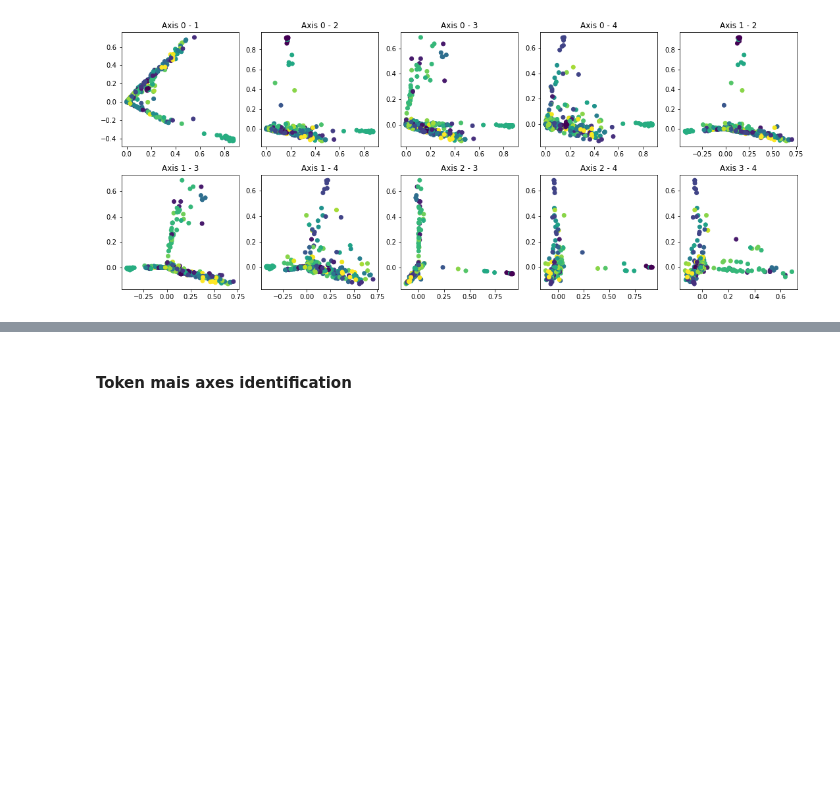
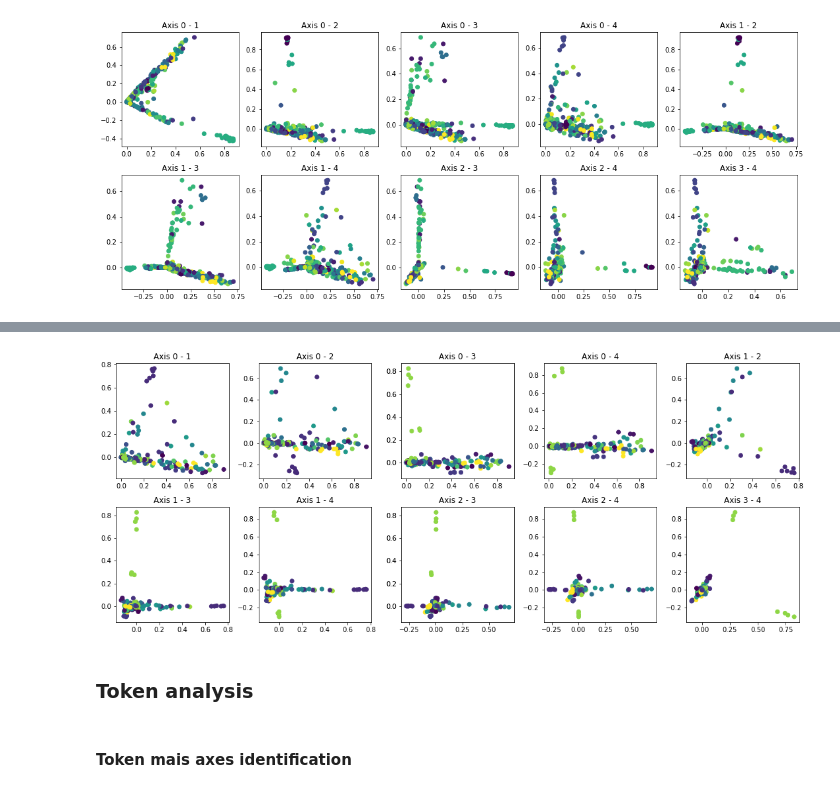
Before and after one commit to epfl-ada/ada-2021-project-mahj, a Jupyter notebook: PCA2D.ipynb, the cells around one changed output, grey strips where cells are left out. Saved outputs shown, nothing was run; the diff lists cells and outputs as text; code cells hidden in the pictures; blank space fills up the shorter version.

```diff
--- a/PCA2D.ipynb
+++ b/PCA2D.ipynb
@@ -234,0 +402,4 @@ plot_axes(X_red_speaker, num_axis_speaker, newspaper_in_group)
+# %%
+plot_axes(X_red_speaker_USA, newspaper_in_group_USA)
+# %% [output]
+[figure, new version]
@@ -235,3 +413,5 @@ plot_axes(X_red_speaker, num_axis_speaker, newspaper_in_group)
+# %% [markdown]
+### Token analysis
 # %% [markdown]
 #### Token mais axes identification
 # %%
```
Also changed, not shown: parts of 36 cells of this notebook.
